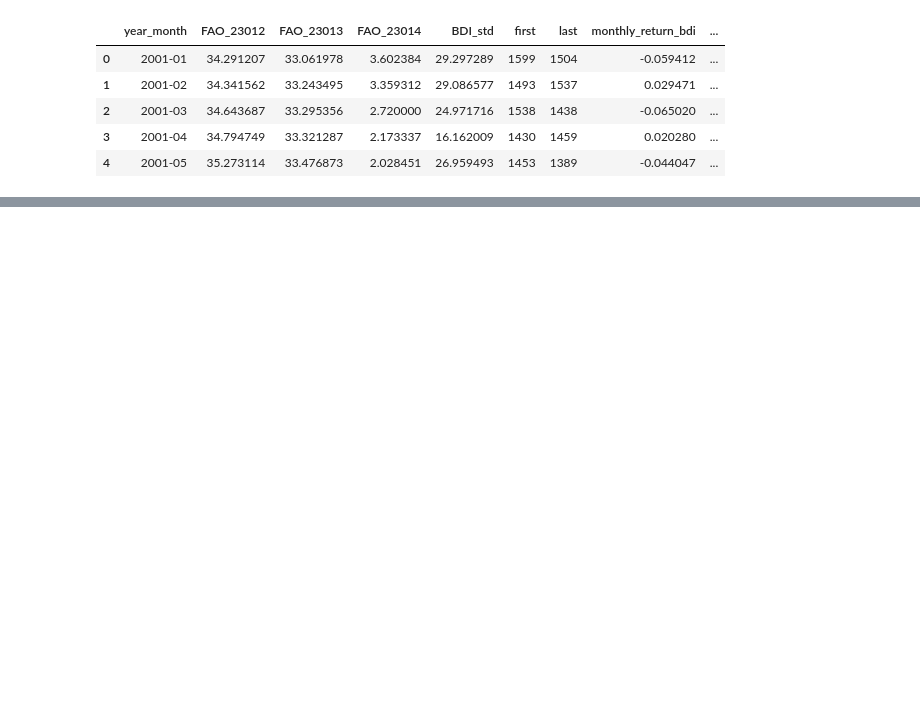
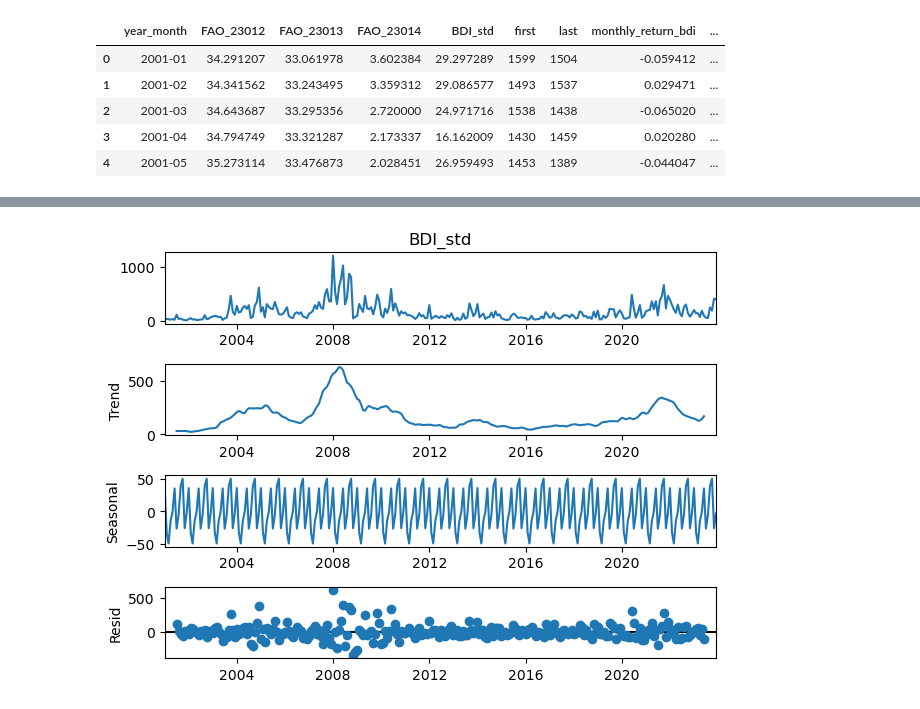
Before and after one commit to GorataB/Hackathon_PolyglotPioneers, a Jupyter notebook: Model_1_Statistical.ipynb, the cells around one changed output, grey strips where cells are left out. Drawn from its saved outputs; the diff is of its cells as text; code cells hidden in the pictures; blank space fills up the shorter version.

```diff
--- a/Model_1_Statistical.ipynb
+++ b/Model_1_Statistical.ipynb
@@ -21,0 +121,10 @@ prediction_df.head()
+# %%
+# Check seasonality for BDI standard devviation
+
+result_2 = seasonal_decompose(prediction_df["BDI_std"], model="additive", period=12)
+
+# Plot all components
+result_2.plot()
+plt.show()
+# %% [output]
+[figure, added]
```
Also changed, not shown: parts of 20 cells of this notebook.
